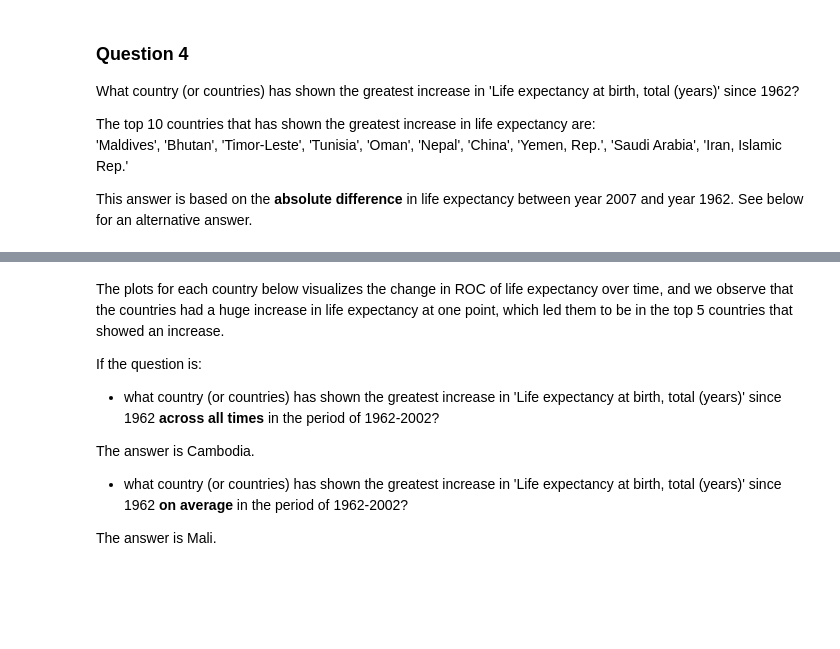
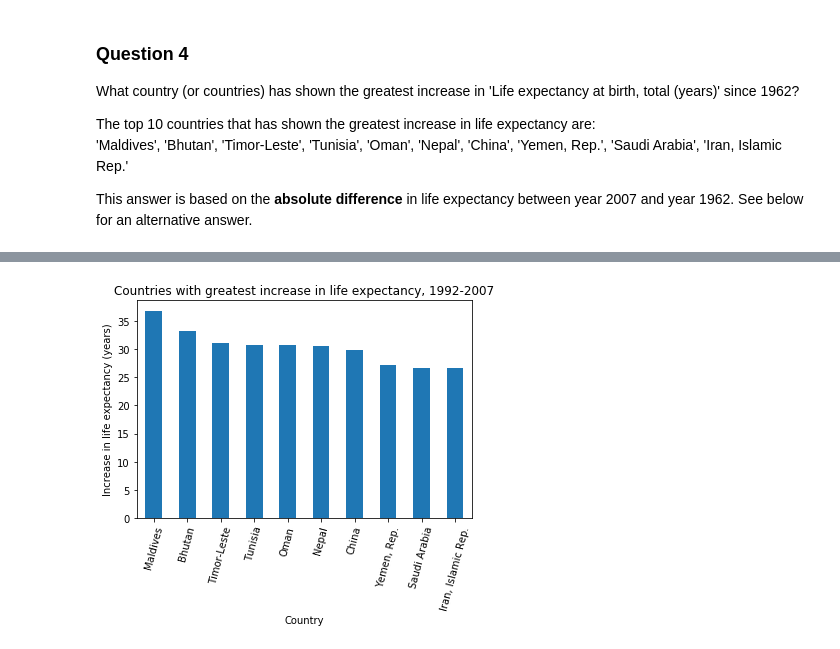
Before and after one commit to nghuixin/brn-training, a Jupyter notebook: Python for Data Science/python-for-data-science-complete.ipynb, the cells around one changed output, grey strips where cells are left out. Saved outputs shown, nothing was run; the diff lists cells and outputs as text; code cells hidden in the pictures; blank space fills up the shorter version.

```diff
--- a/Python for Data Science/python-for-data-science-complete.ipynb
+++ b/Python for Data Science/python-for-data-science-complete.ipynb
@@ -241,4 +234,4 @@ pivotDf = filteredDf.pivot(
         values=var,
         columns='Year').dropna()
 pivotDf['diff'] = pivotDf[2007] - pivotDf[1962]
-pivotDf.sort_values(by=['diff'], ascending=False).head(10)
+pivotDf = pivotDf.sort_values(by=['diff'],ascending=False).head(10)
@@ -289,13 +237,0 @@ top5ROCincr
-# %% [markdown]
-The plots for each country below visualizes the change in ROC of life expectancy over time, and we observe that the countries had a huge increase in life expectancy at one point, which led them to be in the top 5 countries that showed an increase.
-
-If the question is:
-- what country (or countries) has shown the greatest increase in 'Life expectancy at birth, total (years)' since 1962 **across all times** in the period of 1962-2002?
-
-
-The answer is Cambodia.
-
-- what country (or countries) has shown the greatest increase in 'Life expectancy at birth, total (years)' since 1962 **on average** in the period of 1962-2002?
-
-
-The answer is Mali.
@@ -310,0 +238,9 @@ plt.show()
+# %%
+pivotDf.head(10).plot(kind='bar', y='diff', legend=False)
+plt.title('Countries with greatest increase in life expectancy, 1992-2007')
+plt.ylabel('Increase in life expectancy (years)')
+plt.xlabel('Country')
+plt.xticks(rotation=75)
+plt.show()
+# %% [output]
+[figure, added]
```
Also changed, not shown: parts of 15 cells of this notebook.
